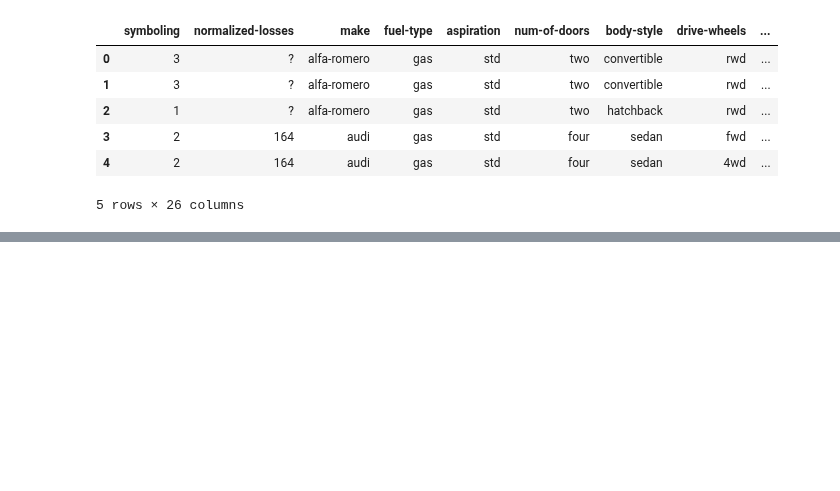
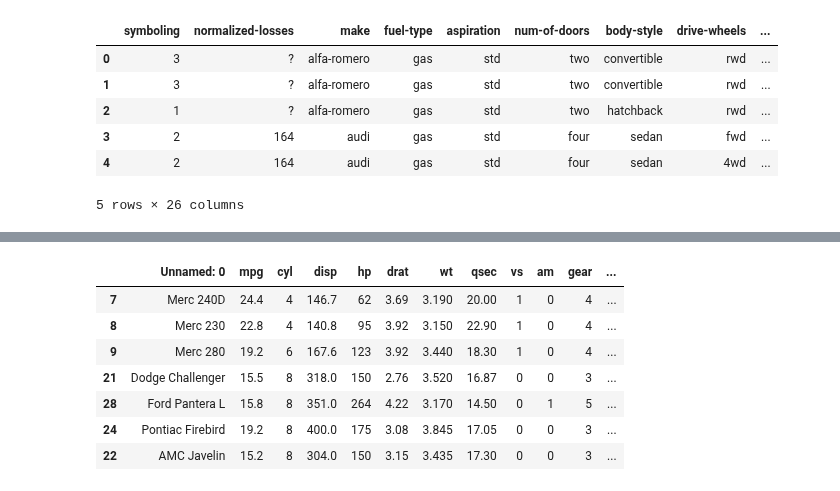
Before and after one commit to baxronovferuz1/DataScience_Np, a Jupyter notebook: Numpy_Pandas_practice.ipynb, the cells around one changed output, grey strips where cells are left out. Cells and saved outputs as stored; diff of their text form; code cells hidden in the pictures; blank space fills up the shorter version.

```diff
--- a/Numpy_Pandas_practice.ipynb
+++ b/Numpy_Pandas_practice.ipynb
@@ -987,0 +1031,11 @@ df.head()
+# %%
+car_df.sample(7)
+# %% [output]
+|  | Unnamed: 0 | mpg | cyl | disp | hp | drat | wt | qsec | vs | am | gear | ... |
+| 7 | Merc 240D | 24.4 | 4 | 146.7 | 62 | 3.69 | 3.190 | 20.00 | 1 | 0 | 4 | ... |
+| 8 | Merc 230 | 22.8 | 4 | 140.8 | 95 | 3.92 | 3.150 | 22.90 | 1 | 0 | 4 | ... |
+| 9 | Merc 280 | 19.2 | 6 | 167.6 | 123 | 3.92 | 3.440 | 18.30 | 1 | 0 | 4 | ... |
+| 21 | Dodge Challenger | 15.5 | 8 | 318.0 | 150 | 2.76 | 3.520 | 16.87 | 0 | 0 | 3 | ... |
+| 28 | Ford Pantera L | 15.8 | 8 | 351.0 | 264 | 4.22 | 3.170 | 14.50 | 0 | 1 | 5 | ... |
+| 24 | Pontiac Firebird | 19.2 | 8 | 400.0 | 175 | 3.08 | 3.845 | 17.05 | 0 | 0 | 3 | ... |
+| 22 | AMC Javelin | 15.2 | 8 | 304.0 | 150 | 3.15 | 3.435 | 17.30 | 0 | 0 | 3 | ... |
```
Also changed, not shown: parts of 7 cells of this notebook.
